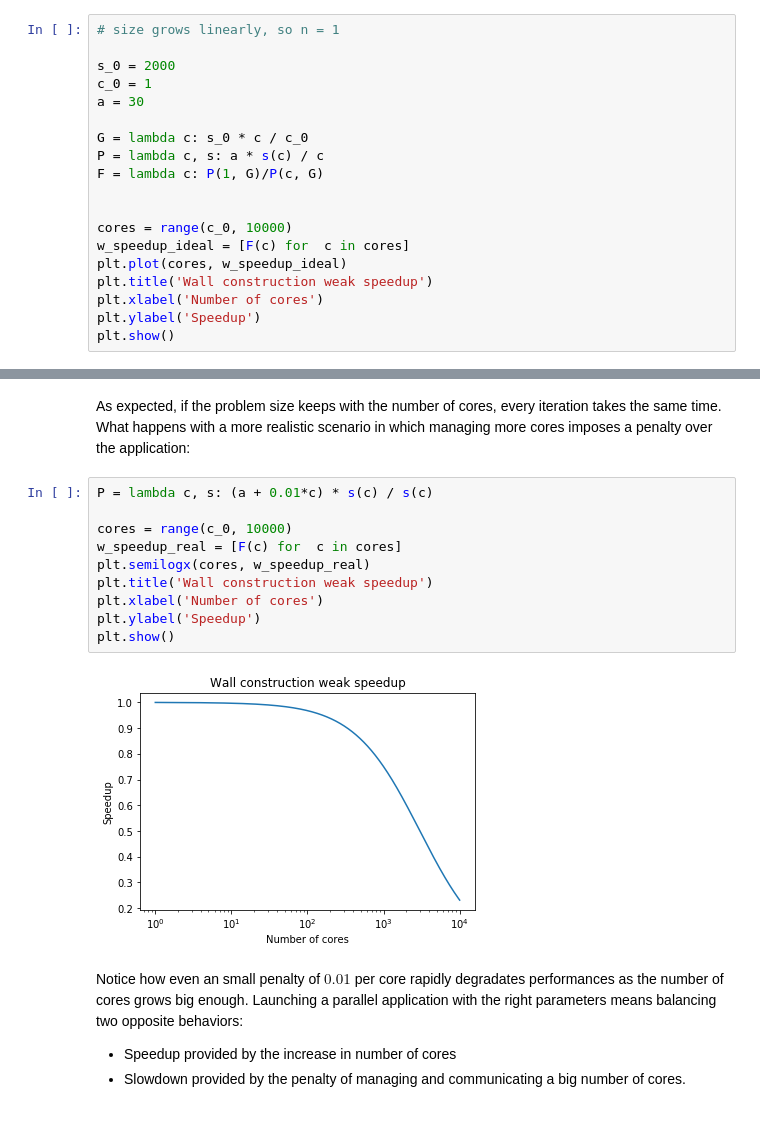
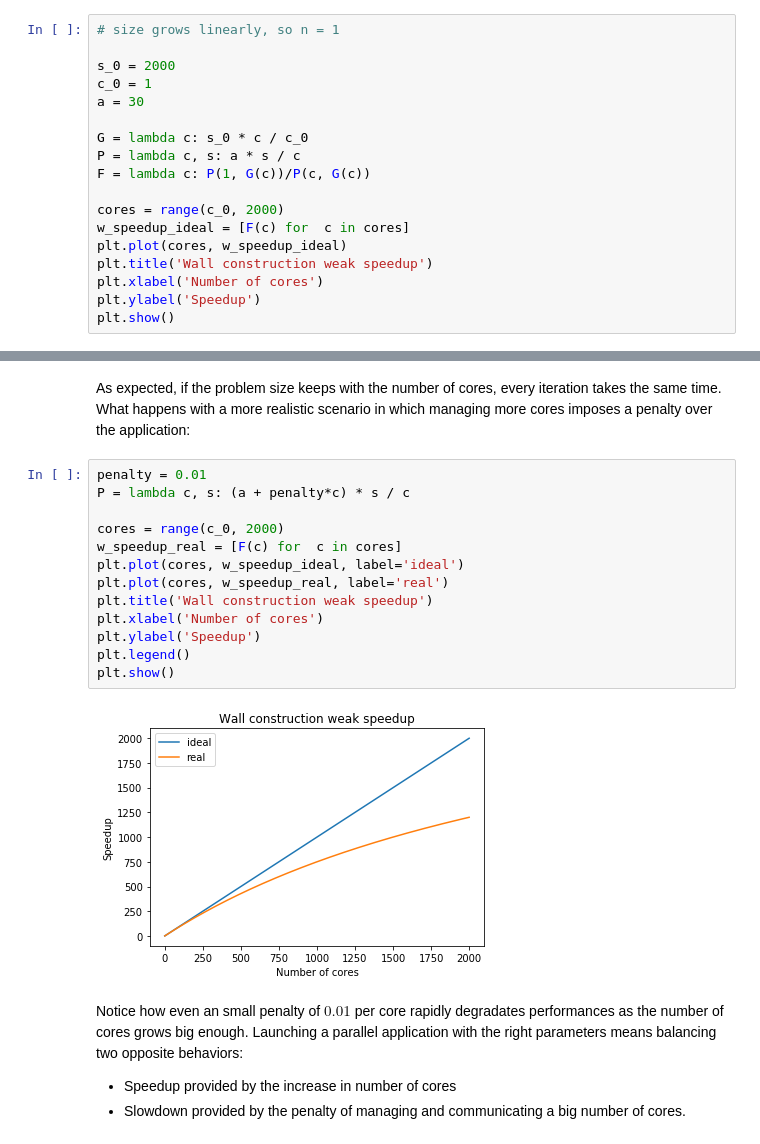
Before and after one commit to CNCA-CeNAT/Kabre-tools, a Jupyter notebook: tutorials/scalability/scalability_theory.ipynb, the cells around one changed output, grey strips where cells are left out. Cells and saved outputs as stored; diff of their text form.

```diff
--- a/tutorials/scalability/scalability_theory.ipynb
+++ b/tutorials/scalability/scalability_theory.ipynb
@@ -157,11 +157,10 @@ c_0 = 1
 a = 30
 
 G = lambda c: s_0 * c / c_0
-P = lambda c, s: a * s(c) / c
-F = lambda c: P(1, G)/P(c, G)
+P = lambda c, s: a * s / c
+F = lambda c: P(1, G(c))/P(c, G(c))
 
-
-cores = range(c_0, 10000)
+cores = range(c_0, 2000)
 w_speedup_ideal = [F(c) for  c in cores]
 plt.plot(cores, w_speedup_ideal)
 plt.title('Wall construction weak speedup')
@@ -173,17 +172,20 @@ plt.show()
 # %% [markdown]
 As expected, if the problem size keeps with the number of cores, every iteration takes the same time. What happens with a more realistic scenario in which managing more cores imposes a penalty over the application:
 # %%
-P = lambda c, s: (a + 0.01*c) * s(c) / s(c)
+penalty = 0.01
+P = lambda c, s: (a + penalty*c) * s / c
 
-cores = range(c_0, 10000)
+cores = range(c_0, 2000)
 w_speedup_real = [F(c) for  c in cores]
-plt.semilogx(cores, w_speedup_real)
+plt.plot(cores, w_speedup_ideal, label='ideal')
+plt.plot(cores, w_speedup_real, label='real')
 plt.title('Wall construction weak speedup')
 plt.xlabel('Number of cores')
 plt.ylabel('Speedup')
+plt.legend()
 plt.show()
 # %% [output]
-[figure, old version]
+[figure, new version]
 # %% [markdown]
 Notice how even an small penalty of $0.01$ per core rapidly degradates performances as the number of cores grows big enough. Launching a parallel application with the right parameters means balancing two opposite behaviors:
 
```
Also changed, not shown: parts of 4 cells of this notebook, 3 other files.
